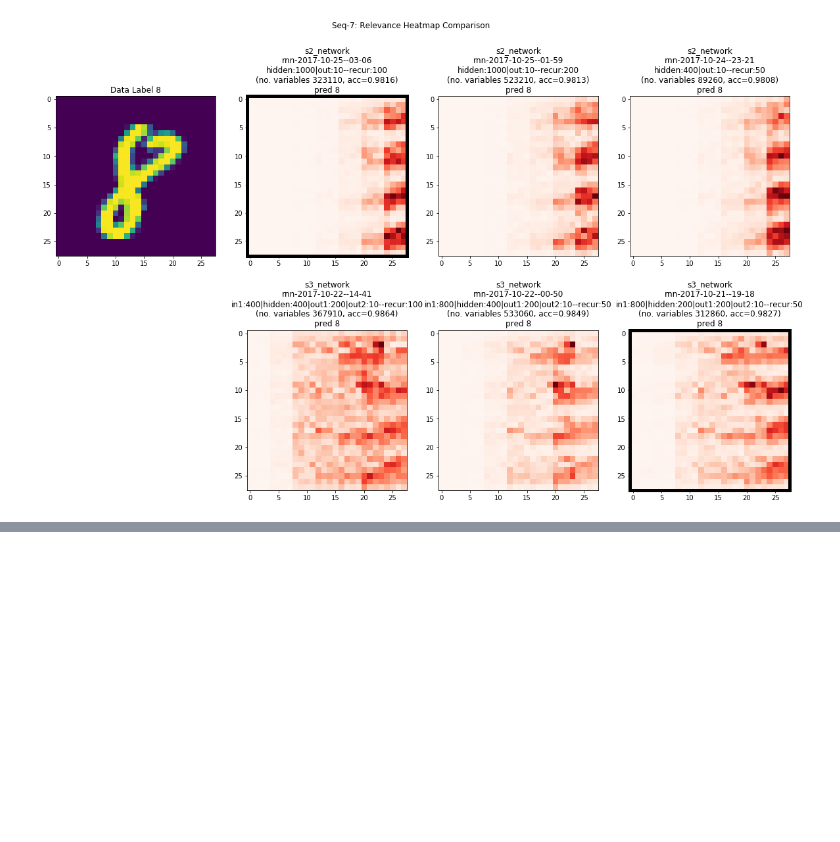
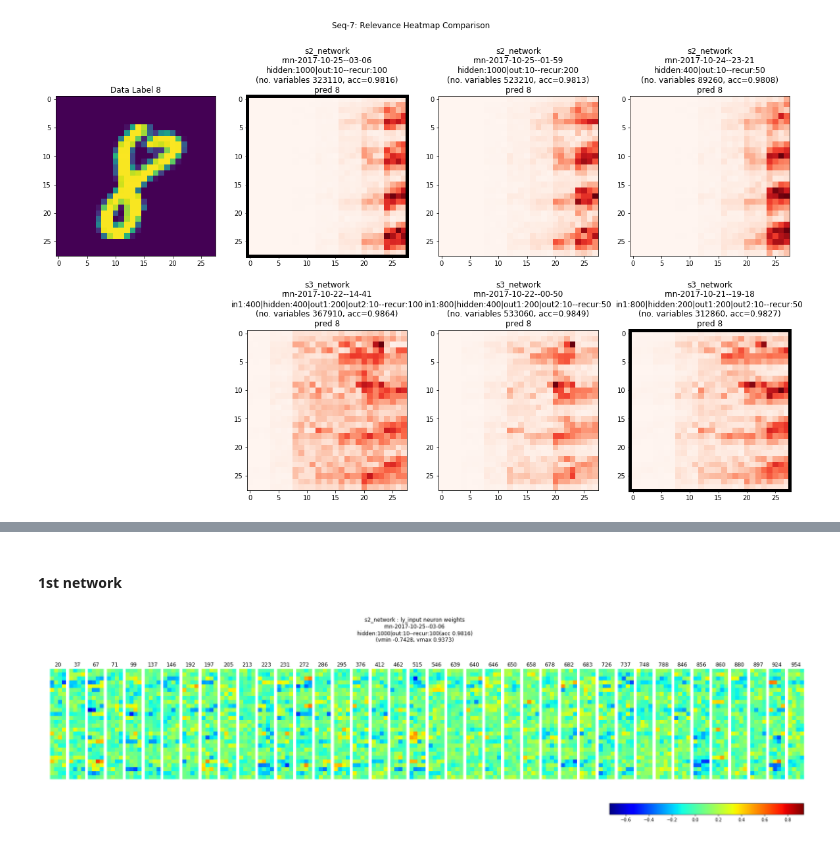
Before and after one commit to p16i/thesis-designing-recurrent-neural-networks-for-explainability, a Jupyter notebook: notebooks/s4-5-lwr-implementation.ipynb, the cells around one changed output, grey strips where cells are left out. Drawn from its saved outputs; the diff is of its cells as text; code cells hidden in the pictures; blank space fills up the shorter version.

```diff
--- a/notebooks/s4-5-lwr-implementation.ipynb
+++ b/notebooks/s4-5-lwr-implementation.ipynb
@@ -231,0 +277,6 @@ plot_s5_experiments(8894)
+# %% [markdown]
+#### 1st network
+# %%
+plot_layer(s5_seq_7_models_row1[0], 'ly_input', col_selector=28*4)
+# %% [output]
+[figure, added]
```
Also changed, not shown: parts of 32 cells of this notebook, 4 other files.
